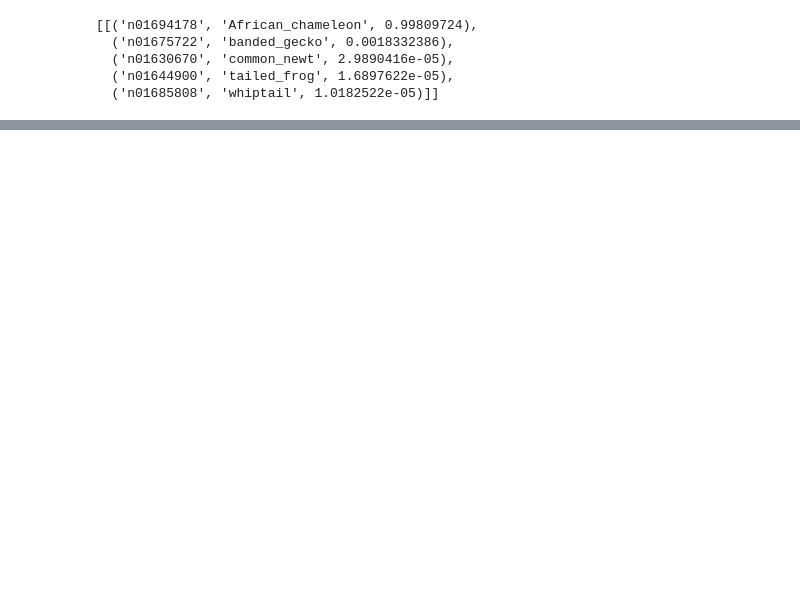
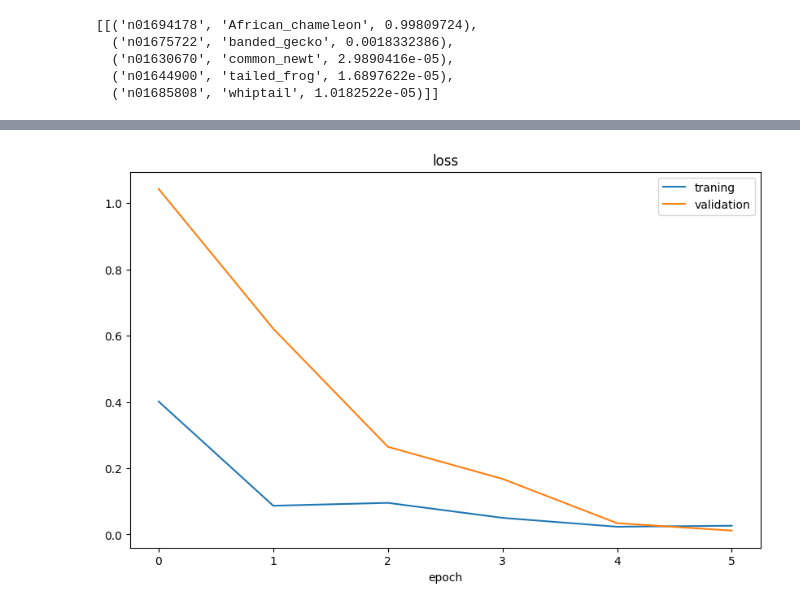
Before and after one commit to AhmedSheded/computer-vision, a Jupyter notebook: projects/MobileNet/notebook.ipynb, the cells around one changed output, grey strips where cells are left out. Saved outputs shown, nothing was run; the diff lists cells and outputs as text; code cells hidden in the pictures; blank space fills up the shorter version.

Commit message:
custom mobileNet

```diff
--- a/projects/MobileNet/notebook.ipynb
+++ b/projects/MobileNet/notebook.ipynb
@@ -54,0 +129,5 @@ results
+# %%
+reshape = Reshape((1024,))(x)
+output = Dense(10, activation='softmax')(reshape)
+# %%
+model = Model(inputs=mobileNet.input, outputs=output)
@@ -54,0 +157,5 @@ results
+# %%
+model.compile(optimizer=Adam(learning_rate=0.001), loss='categorical_crossentropy', metrics=['accuracy'])
+# %%
+history = model.fit(x=train_batches, steps_per_epoch=len(train_batches), validation_data=valid_batches, validation_steps=len(valid_batches),
+                    epochs=6, verbose=1)
@@ -54,0 +175,10 @@ results
+# %%
+plt.figure(figsize=(10,6))
+plt.plot(history.history['loss'])
+plt.plot(history.history['val_loss'])
+plt.legend(['traning', 'validation'])
+plt.title('loss')
+plt.xlabel('epoch')
+plt.show()
+# %% [output]
+[figure, added]
```
Also changed, not shown: parts of 21 cells of this notebook.
